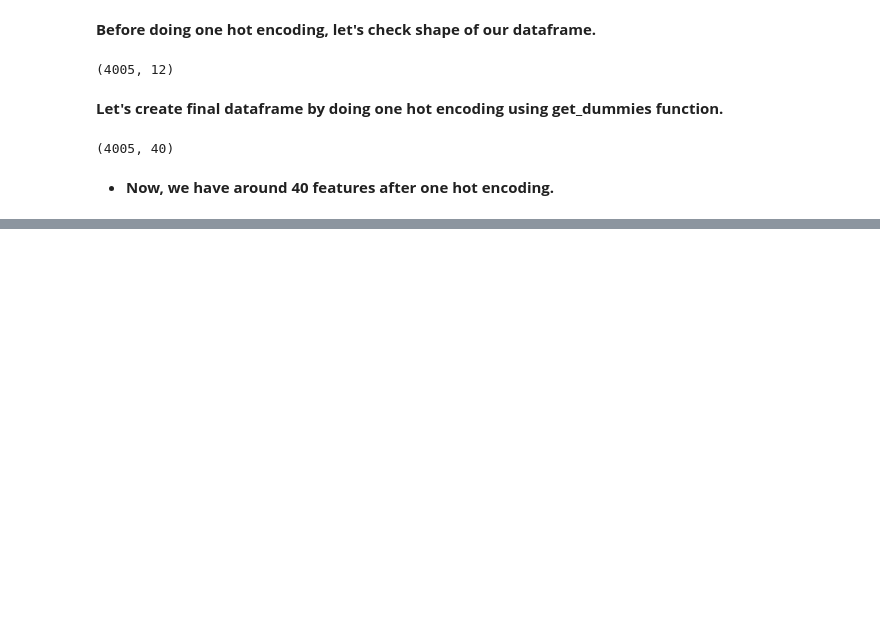
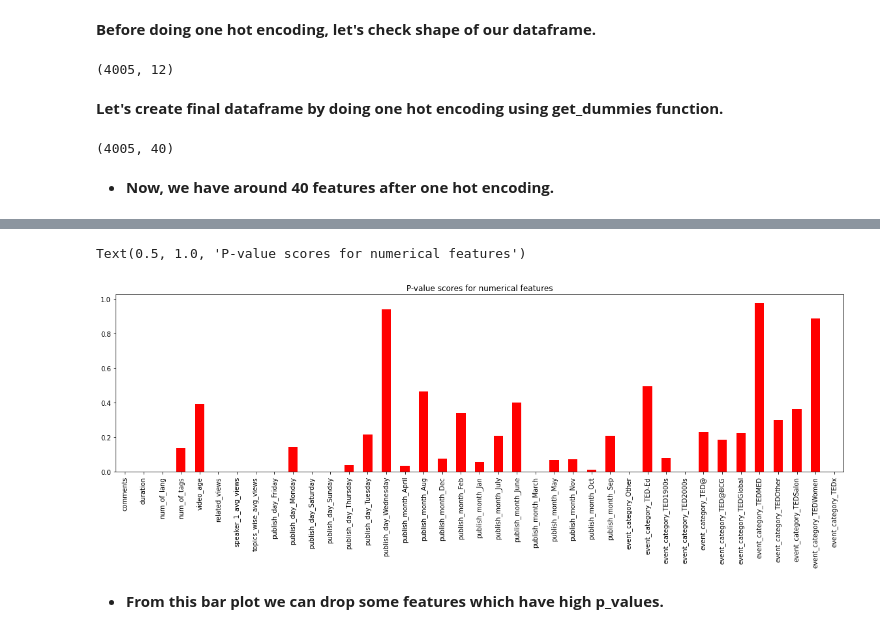
Before and after one commit to PuroshotamSingh/Ted-talk-views-prediction, a Jupyter notebook: Ted_Talk_Views_Prediction_Puroshotam_Singh_Capstone_Project_2.ipynb, the cells around one changed output, grey strips where cells are left out. Cells and saved outputs as stored; diff of their text form; code cells hidden in the pictures; blank space fills up the shorter version.

```diff
--- a/Ted_Talk_Views_Prediction_Puroshotam_Singh_Capstone_Project_2.ipynb
+++ b/Ted_Talk_Views_Prediction_Puroshotam_Singh_Capstone_Project_2.ipynb
@@ -877,0 +886,10 @@ final_df.shape
+# %%
+# Separating independent and dependent features.
+
+X=final_df.drop(columns=['views'])
+y=final_df['views']
+# %%
+# Printing f_scores for independent features.
+
+f_scores = f_regression(X, y)
+f_scores
@@ -877,0 +917,12 @@ final_df.shape
+# %%
+# Plotting p-valuesfor numerical features.
+
+plt.rcParams['figure.figsize'] = (20, 5)
+p_values= pd.Series(f_scores[1],index= X.columns)
+p_values.plot(kind='bar',color='red')
+plt.title('P-value scores for numerical features')
+# %% [output]
+Text(0.5, 1.0, 'P-value scores for numerical features')
+[figure, added]
+# %% [markdown]
+* **From this bar plot we can drop some features which have high p_values.**
```
Also changed, not shown: parts of 9 cells of this notebook.
